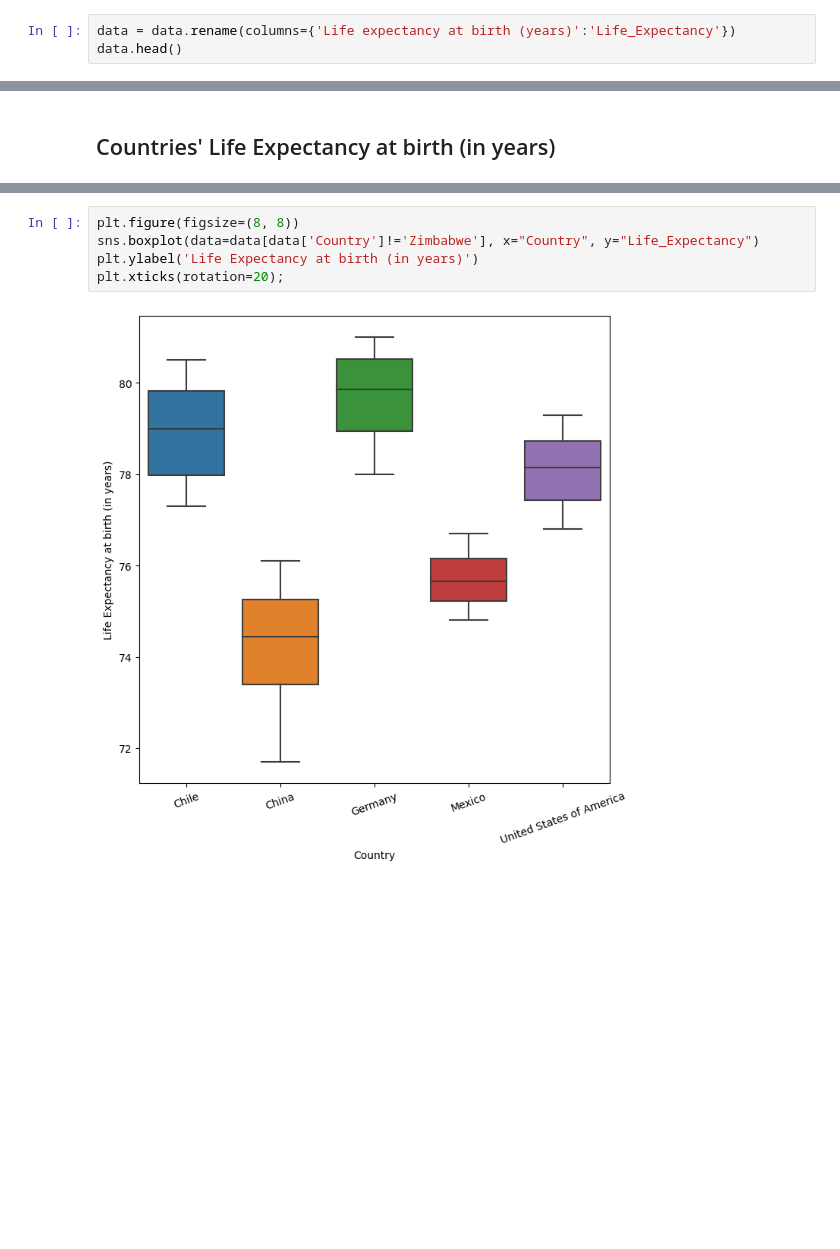
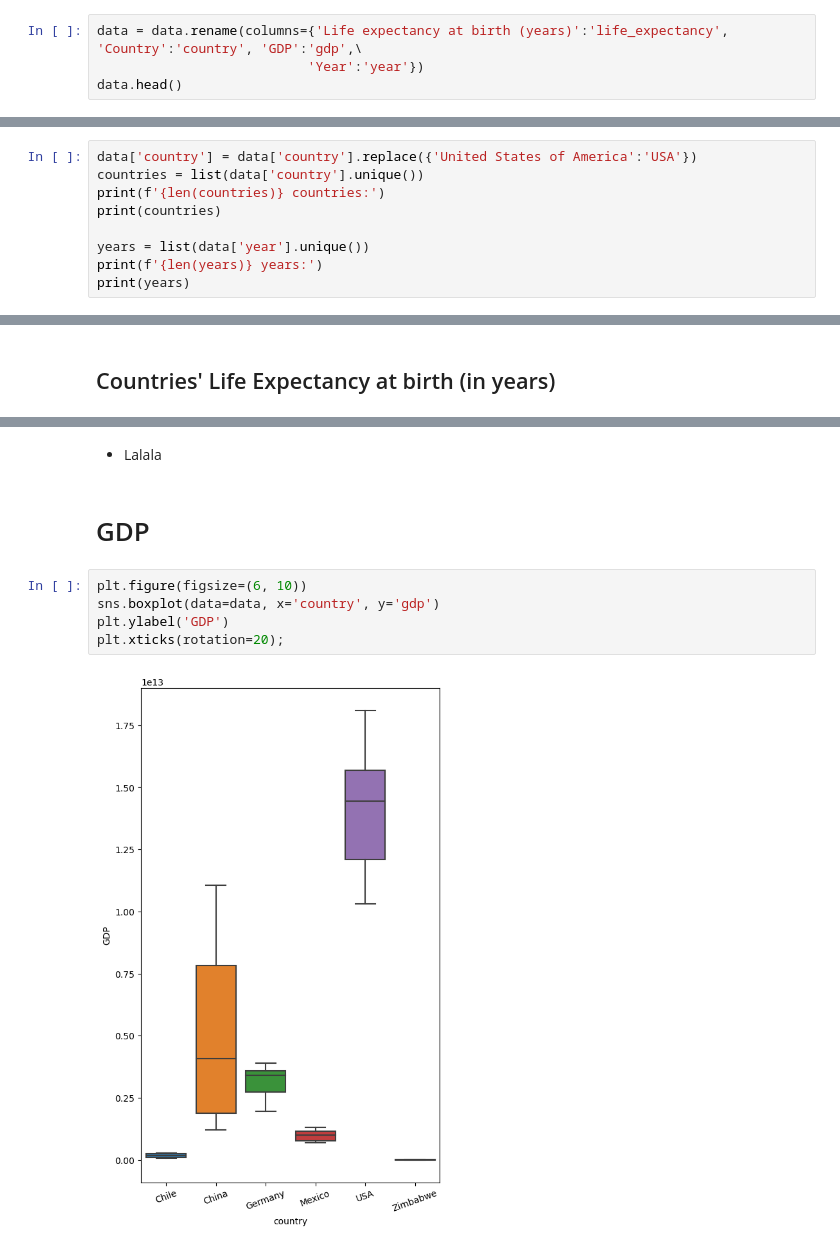
Before and after one commit to gabrielafichtner/gdp_life_expectancy, a Jupyter notebook: code/life_expectancy_gdp.ipynb, the cells around one changed output, grey strips where cells are left out. Drawn from its saved outputs; the diff is of its cells as text; blank space fills up the shorter version.

Commit message:
reg graph and metrics of all countries

```diff
--- a/code/life_expectancy_gdp.ipynb
+++ b/code/life_expectancy_gdp.ipynb
@@ -19,6 +25,7 @@ data.head()
 | 3 | Chile | 2003 | 77.9 | 7.564346e+10 |
 | 4 | Chile | 2004 | 78.0 | 9.921039e+10 |
 # %%
-data = data.rename(columns={'Life expectancy at birth (years)':'Life_Expectancy'})
+data = data.rename(columns={'Life expectancy at birth (years)':'life_expectancy', 'Country':'country', 'GDP':'gdp',\
+                           'Year':'year'})
 data.head()
 # %% [output]
@@ -37,0 +43,9 @@ print(countries)
+# %%
+data['country'] = data['country'].replace({'United States of America':'USA'})
+countries = list(data['country'].unique())
+print(f'{len(countries)} countries:')
+print(countries)
+
+years = list(data['year'].unique())
+print(f'{len(years)} years:')
+print(years)
@@ -79,7 +141,11 @@ plt.xticks(rotation=20);
+# %% [markdown]
+- Lalala
+# %% [markdown]
+# GDP
 # %%
-plt.figure(figsize=(8, 8))
-sns.boxplot(data=data[data['Country']!='Zimbabwe'], x="Country", y="Life_Expectancy")
-plt.ylabel('Life Expectancy at birth (in years)')
+plt.figure(figsize=(6, 10))
+sns.boxplot(data=data, x='country', y='gdp')
+plt.ylabel('GDP')
 plt.xticks(rotation=20);
 # %% [output]
-[figure, old version]
+[figure, new version]
```
Also changed, not shown: parts of 21 cells of this notebook.
